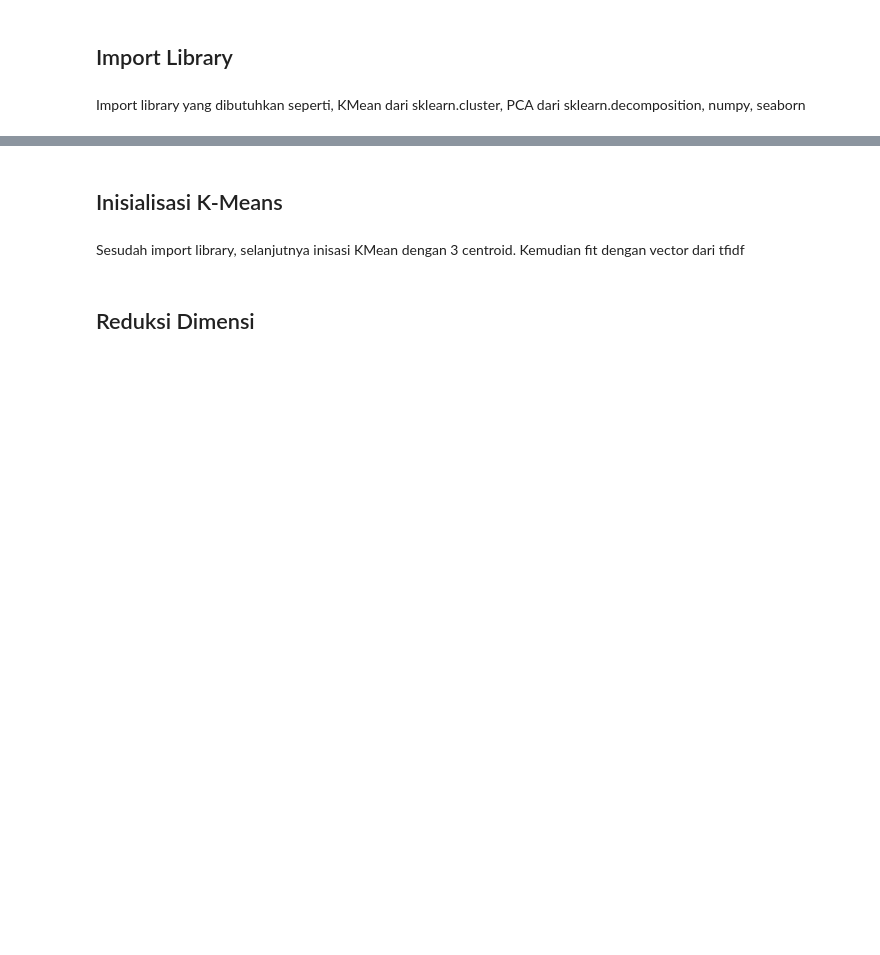
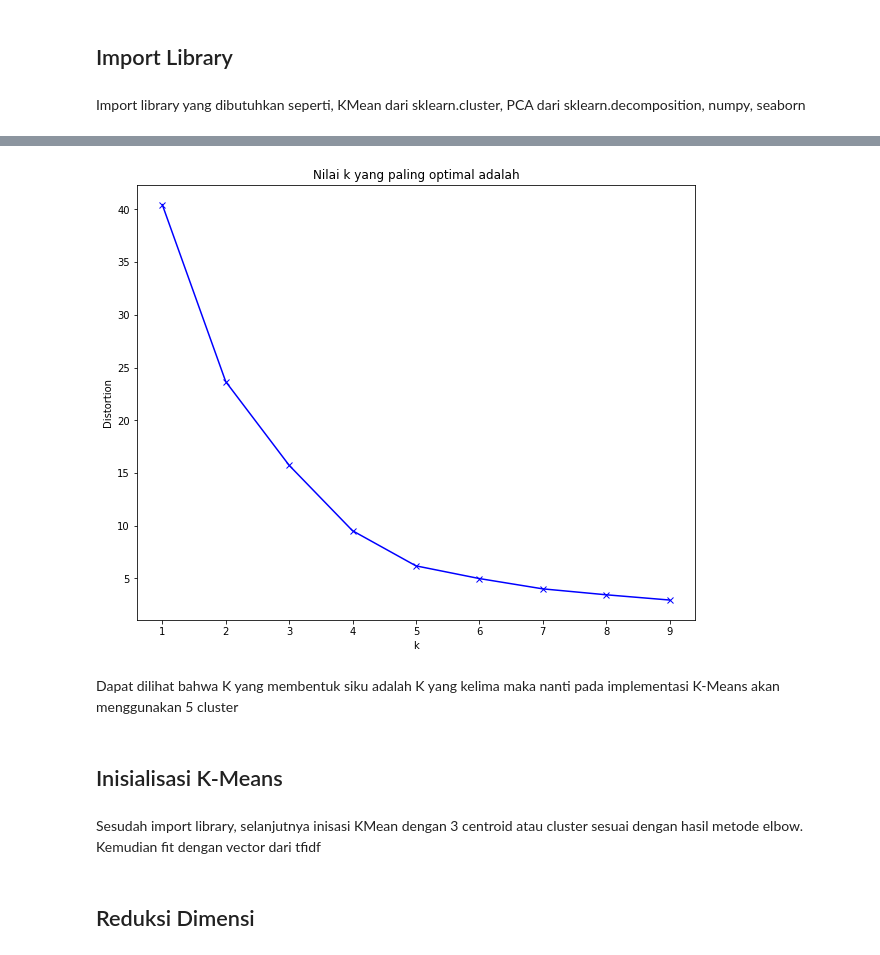
Before and after one commit to Junasukses/19-103_ArjunaWiraYudha_UAS, a Jupyter notebook: UAS/_build/jupyter_execute/UAS.ipynb, the cells around one changed output, grey strips where cells are left out. Cells and saved outputs as stored; diff of their text form; code cells hidden in the pictures; blank space fills up the shorter version.

```diff
--- a/UAS/_build/jupyter_execute/UAS.ipynb
+++ b/UAS/_build/jupyter_execute/UAS.ipynb
@@ -347,5 +338,23 @@ import matplotlib.pyplot as plt
+# %%
+distortions = []
+K = range(1,10)
+for k in K:
+    kmeanModel = KMeans(n_clusters=k)
+    kmeanModel.fit(df_pca)
+    distortions.append(kmeanModel.inertia_)
+# %%
+plt.figure(figsize=(10,8))
+plt.plot(K, distortions, 'bx-')
+plt.xlabel('k')
+plt.ylabel('Distortion')
+plt.title('Nilai k yang paling optimal adalah')
+plt.show()
+# %% [output]
+[figure, added]
+# %% [markdown]
+Dapat dilihat bahwa K yang membentuk siku adalah K yang kelima maka nanti pada implementasi K-Means akan menggunakan 5 cluster
 # %% [markdown]
 ## Inisialisasi K-Means
 # %% [markdown]
-Sesudah import library, selanjutnya inisasi KMean dengan 3 centroid. Kemudian fit dengan vector dari tfidf
+Sesudah import library, selanjutnya inisasi KMean dengan 3 centroid atau cluster sesuai dengan hasil metode elbow. Kemudian fit dengan vector dari tfidf
 # %%
```
Also changed, not shown: parts of 35 cells of this notebook, 14 other files.
